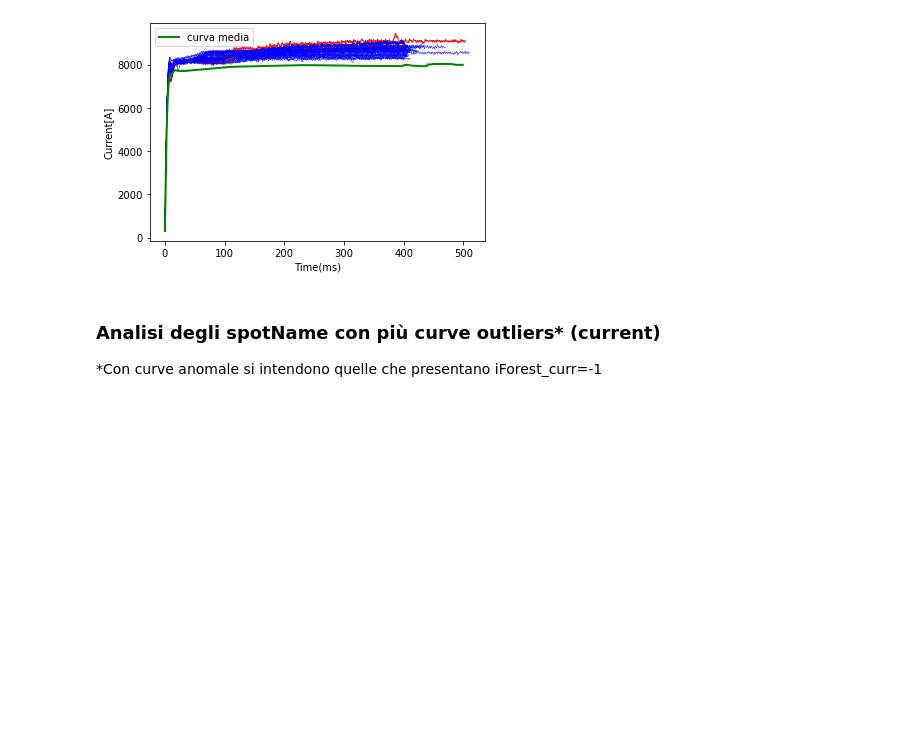
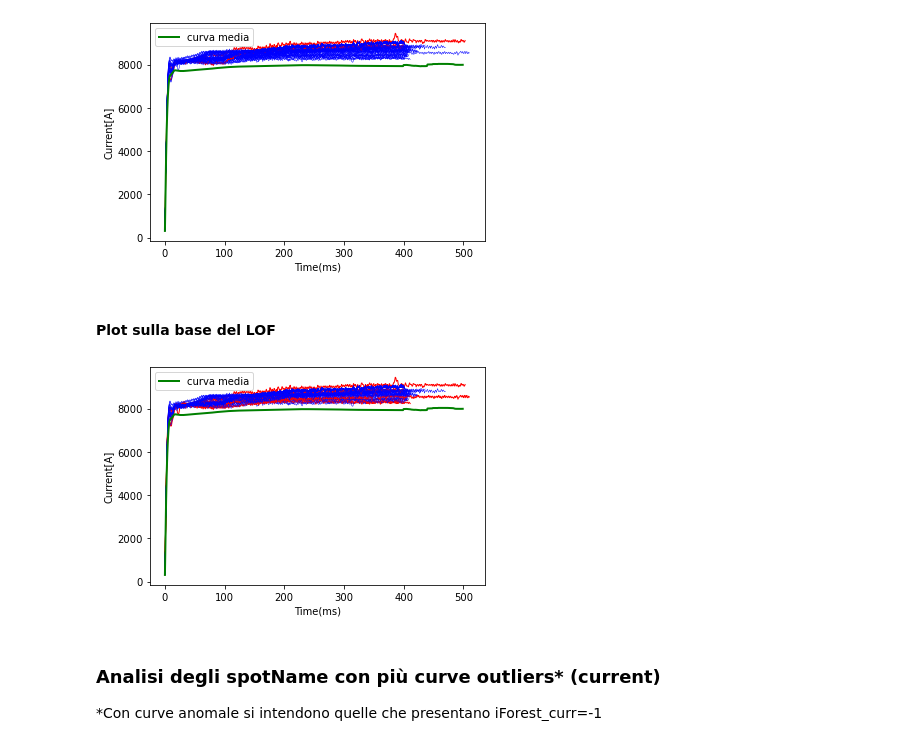
Before and after one commit to DavideMobilia/Anomaly-Detection, a Jupyter notebook: Scripts/Part4- Anomaly Analysis.ipynb, the cells around one changed output. Saved outputs shown, nothing was run; the diff lists cells and outputs as text; code cells hidden in the pictures; blank space fills up the shorter version.

```diff
--- a/Scripts/Part4- Anomaly Analysis.ipynb
+++ b/Scripts/Part4- Anomaly Analysis.ipynb
@@ -215,6 +238,22 @@ plt.plot(media_curr[:500],linewidth=2,c="green",label="curva media")
 plt.legend();
 # %% [output]
 [figure]
+# %% [markdown]
+#### Plot sulla base del LOF
+# %%
+plt.xlabel("Time(ms)")
+plt.ylabel("Current[A]")
+for i in range(50):
+    if val_indice["LOF_curr"][i]==1:
+        colore="blue"
+        plt.plot(val_indice["CurrentCurve"][i],c=colore,linewidth=0.5)
+    else:
+        colore="red"
+        plt.plot(val_indice["CurrentCurve"][i],c=colore,linewidth=1)
+plt.plot(media_curr[:500],linewidth=2,c="green",label="curva media")
+plt.legend();
+# %% [output]
+[figure, added]
 # %% [markdown]
 ### Analisi degli spotName con più curve  outliers* (current)
 *Con curve anomale si intendono quelle che presentano iForest_curr=-1
```
Also changed, not shown: parts of 7 cells of this notebook.
